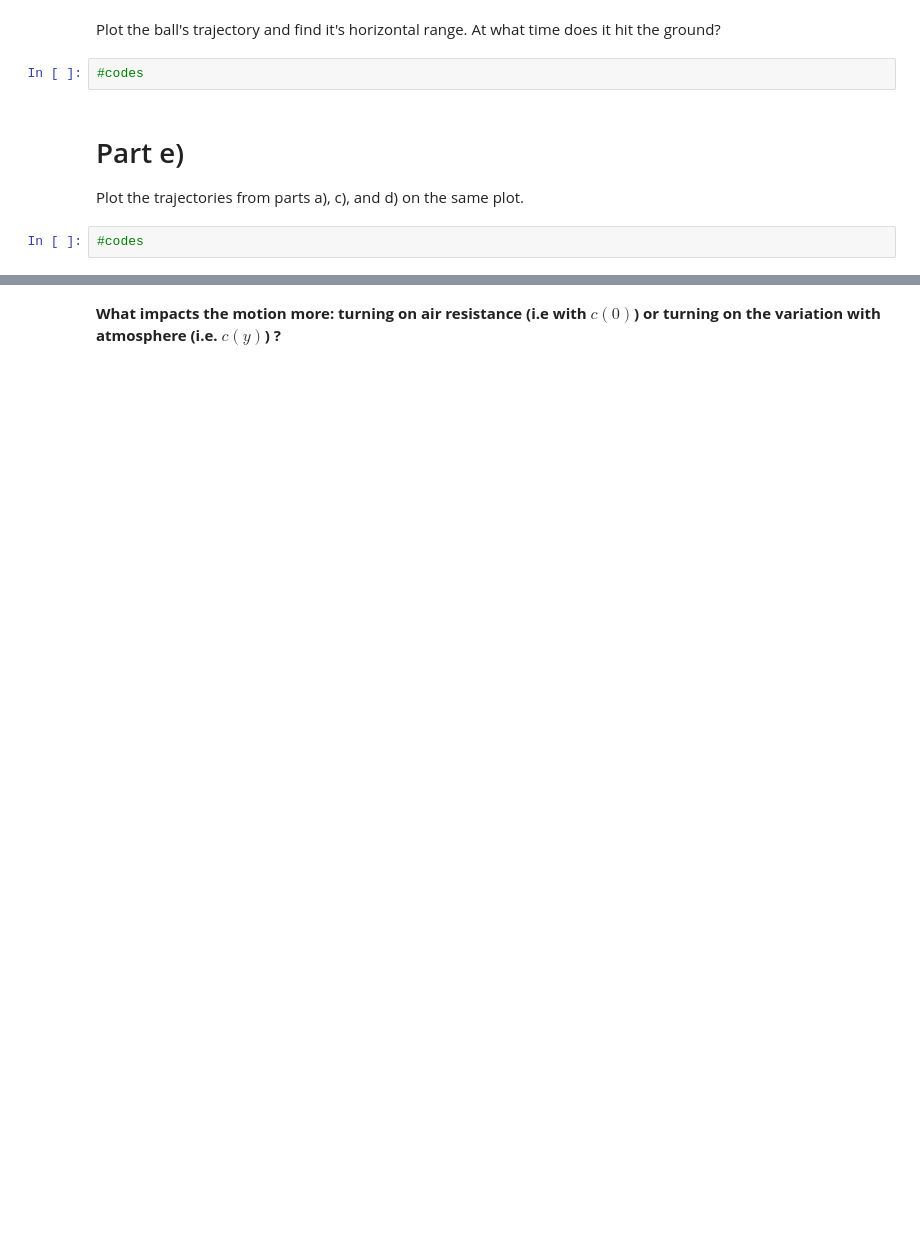
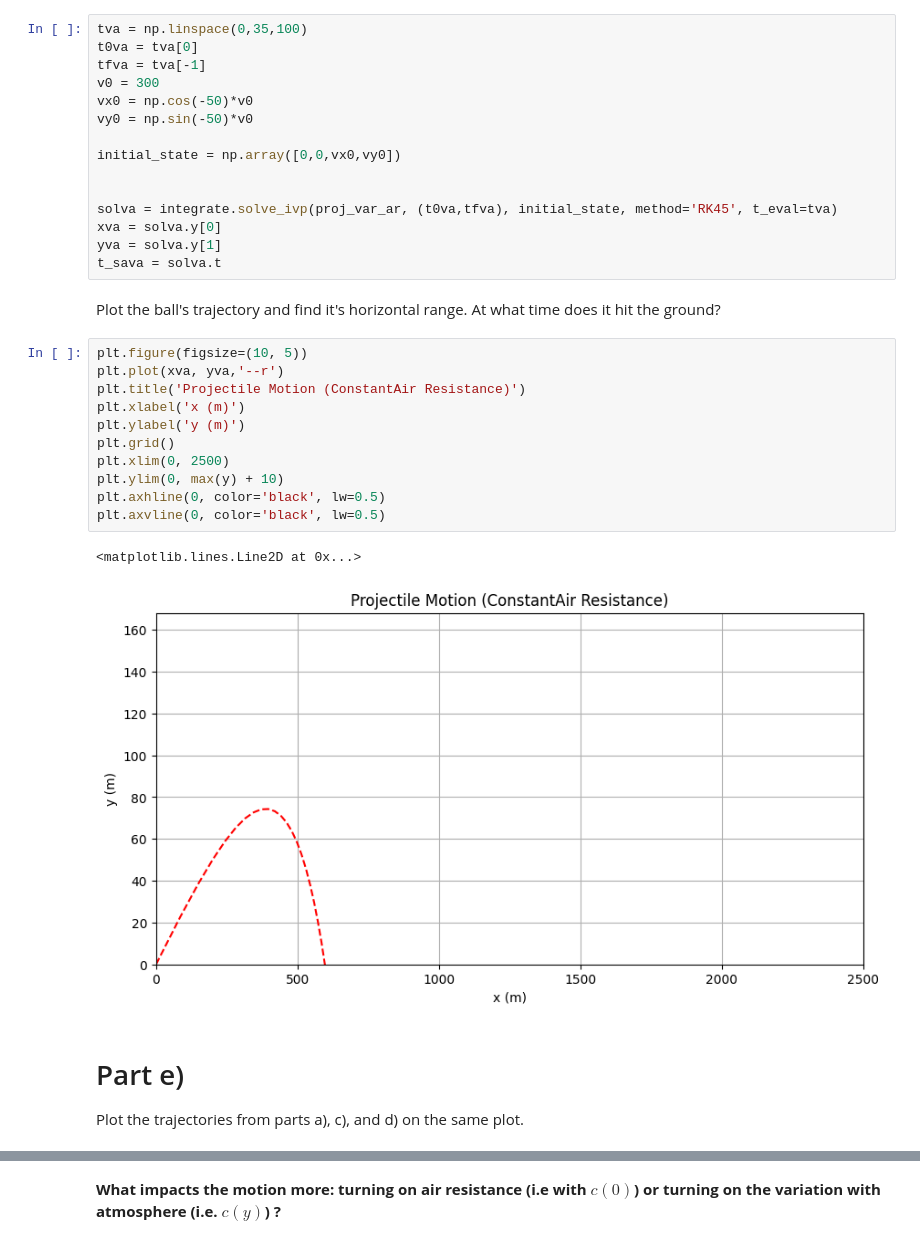
Before and after one commit to Tsclonetrooper/Phys-3511-Fall24, a Jupyter notebook: Module02/Assignment/Assignment_02.ipynb, the cells around one changed output, grey strips where cells are left out. Drawn from its saved outputs; the diff is of its cells as text; blank space fills up the shorter version.

```diff
--- a/Module02/Assignment/Assignment_02.ipynb
+++ b/Module02/Assignment/Assignment_02.ipynb
@@ -179,10 +257,35 @@ Use Scipy (*RK4(5)* method) to solve numerically $x(t)$ and $y(t)$ for $0\le t \
+# %%
+tva = np.linspace(0,35,100)
+t0va = tva[0]
+tfva = tva[-1]
+v0 = 300
+vx0 = np.cos(-50)*v0
+vy0 = np.sin(-50)*v0
+
+initial_state = np.array([0,0,vx0,vy0])
+
+
+solva = integrate.solve_ivp(proj_var_ar, (t0va,tfva), initial_state, method='RK45', t_eval=tva)
+xva = solva.y[0]
+yva = solva.y[1]
+t_sava = solva.t
 # %% [markdown]
 Plot the ball's trajectory and find it's horizontal range. At what time does it hit the ground?
-# %%
-#codes
+# %%
+plt.figure(figsize=(10, 5))
+plt.plot(xva, yva,'--r')
+plt.title('Projectile Motion (ConstantAir Resistance)')
+plt.xlabel('x (m)')
+plt.ylabel('y (m)')
+plt.grid()
+plt.xlim(0, 2500)
+plt.ylim(0, max(y) + 10)
+plt.axhline(0, color='black', lw=0.5)
+plt.axvline(0, color='black', lw=0.5)
+# %% [output]
+<matplotlib.lines.Line2D at 0x...>
+[figure, added]
 # %% [markdown]
 # Part e)
 
 Plot the trajectories from parts a), c), and d) on the same plot.
-# %%
-#codes
```
Also changed, not shown: parts of 18 cells of this notebook, 6 other files.
